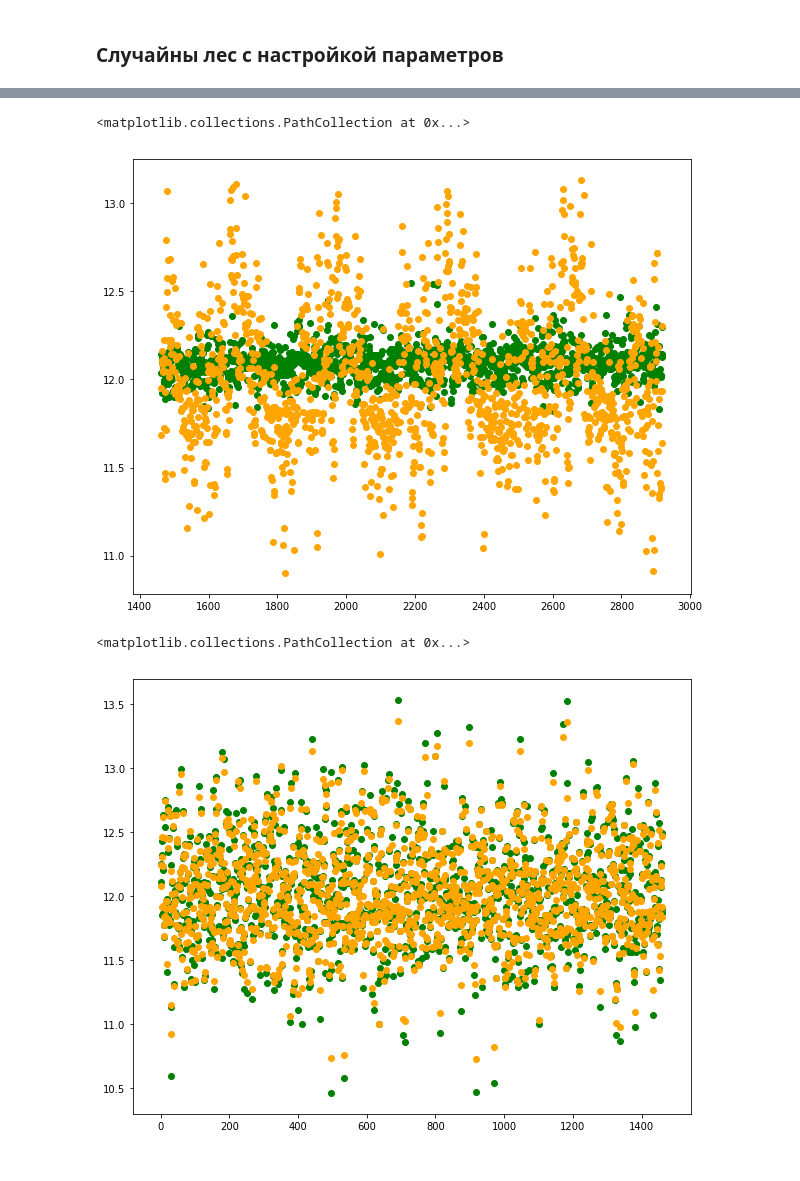
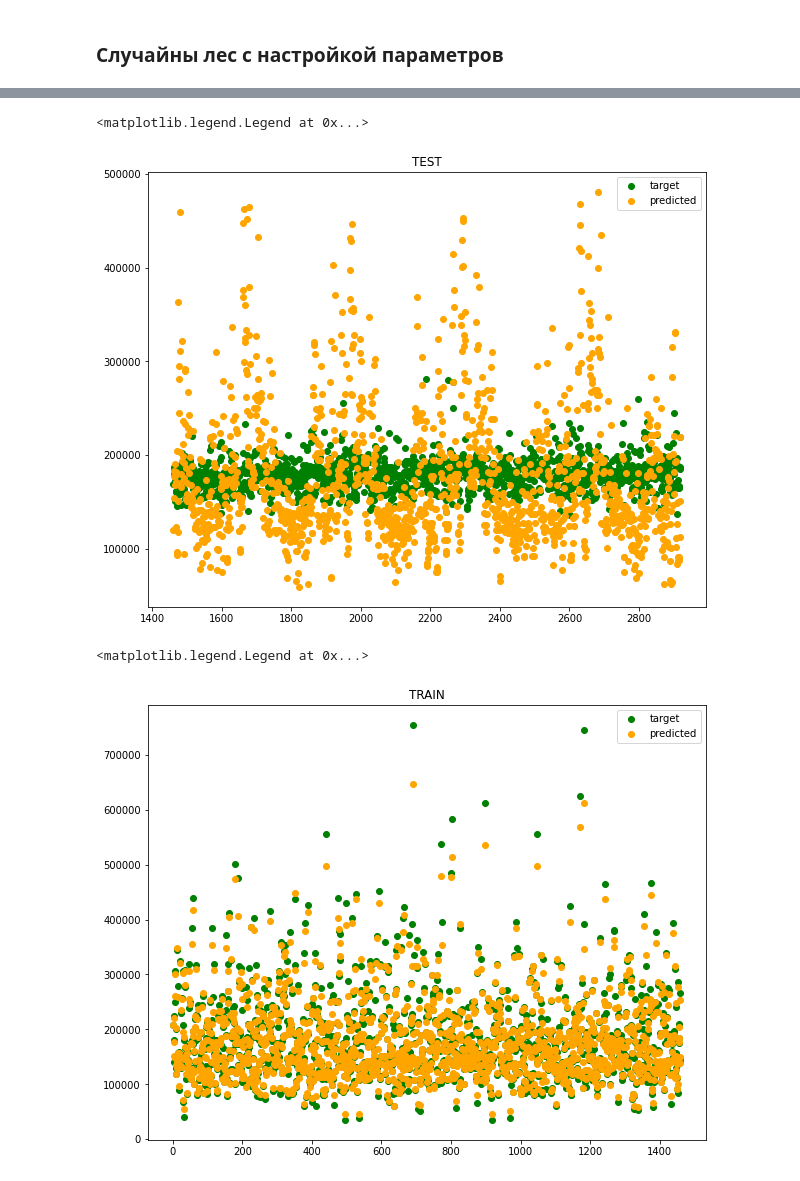
Before and after one commit to Nikita-lys/kaggle-house-prices, a Jupyter notebook: main.ipynb, the cells around one changed output, grey strips where cells are left out. Cells and saved outputs as stored; diff of their text form; code cells hidden in the pictures.

```diff
--- a/main.ipynb
+++ b/main.ipynb
@@ -930,13 +1040,15 @@ est.fit(X_train, y_train).best_params_
 # На данный момент это лучший вариант:
 # %%
 params = {
-    "n_jobs": -1,
+    'n_jobs': -1,
     'max_depth': 20,
-    'max_features': 0.4,
+    'max_features': 0.2,
     'min_samples_leaf': 1,
     'n_estimators': 800
 }
 rf = RandomForestRegressor(**params).fit(X_train, y_train)
 predict_test = rf.predict(X_test)
+# predict_test = np.expm1(predict_test)
 predict_train = rf.predict(X_train)
+# predict_train = np.expm1(predict_train)
 # %%
@@ -956,6 +1066,3 @@ print("Случайный лес, MSE = %.2f" % np.sqrt(np.sum((y_test - predict
-# %%
-predict_test = rf.predict(X_test)
-predict_train = rf.predict(X_train)
 # %%
 # Plot the results
 plt.figure()
@@ -972,3 +1079,5 @@ plt.show()
+# %%
+y_train = np.expm1(y_train)
 # %%
 # Plot the results
 plt.figure()
@@ -988,15 +1097,19 @@ submission.to_csv("./submission-rf-26_05_2020.csv", index=False)
 # %%
-plt.scatter(X_test['Id'], y_test, c='green')
-plt.scatter(X_test['Id'], predict_test, c='orange')
+plt.scatter(X_test['Id'], y_test, c='green', label='target')
+plt.scatter(X_test['Id'], predict_test, c='orange', label='predicted')
+plt.title('TEST')
+plt.legend()
 # %% [output]
-<matplotlib.collections.PathCollection at 0x...>
+<matplotlib.legend.Legend at 0x...>
-[figure, old version]
+[figure, new version]
 # %%
-plt.scatter(train['Id'], y_train, c='green')
-plt.scatter(train['Id'], predict_train, c='orange')
+plt.scatter(train['Id'], y_train, c='green', label='target')
+plt.scatter(train['Id'], predict_train, c='orange', label='predicted')
+plt.title('TRAIN')
+plt.legend()
 # %% [output]
-<matplotlib.collections.PathCollection at 0x...>
+<matplotlib.legend.Legend at 0x...>
-[figure, old version]
+[figure, new version]
 # %%
 # # Визуализация одного дерева
 
```
Also changed, not shown: parts of 27 cells of this notebook.
